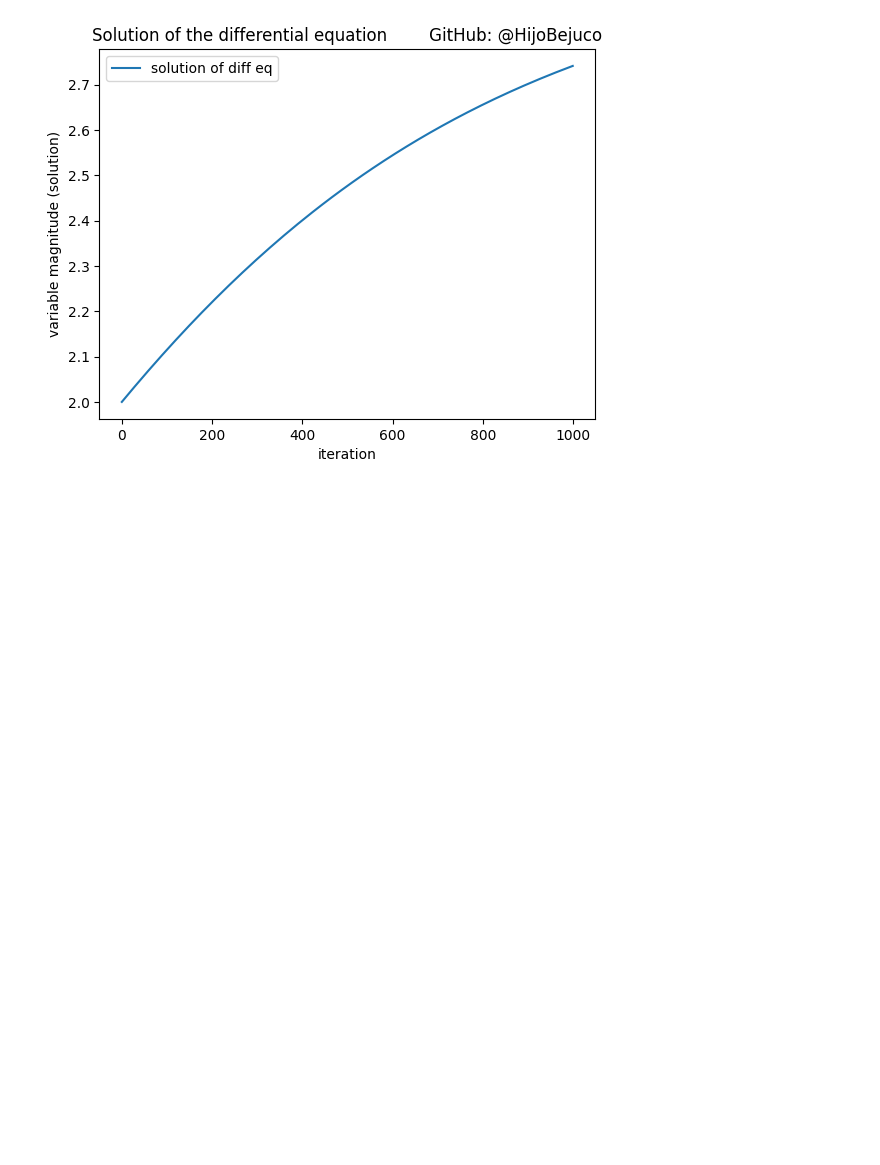
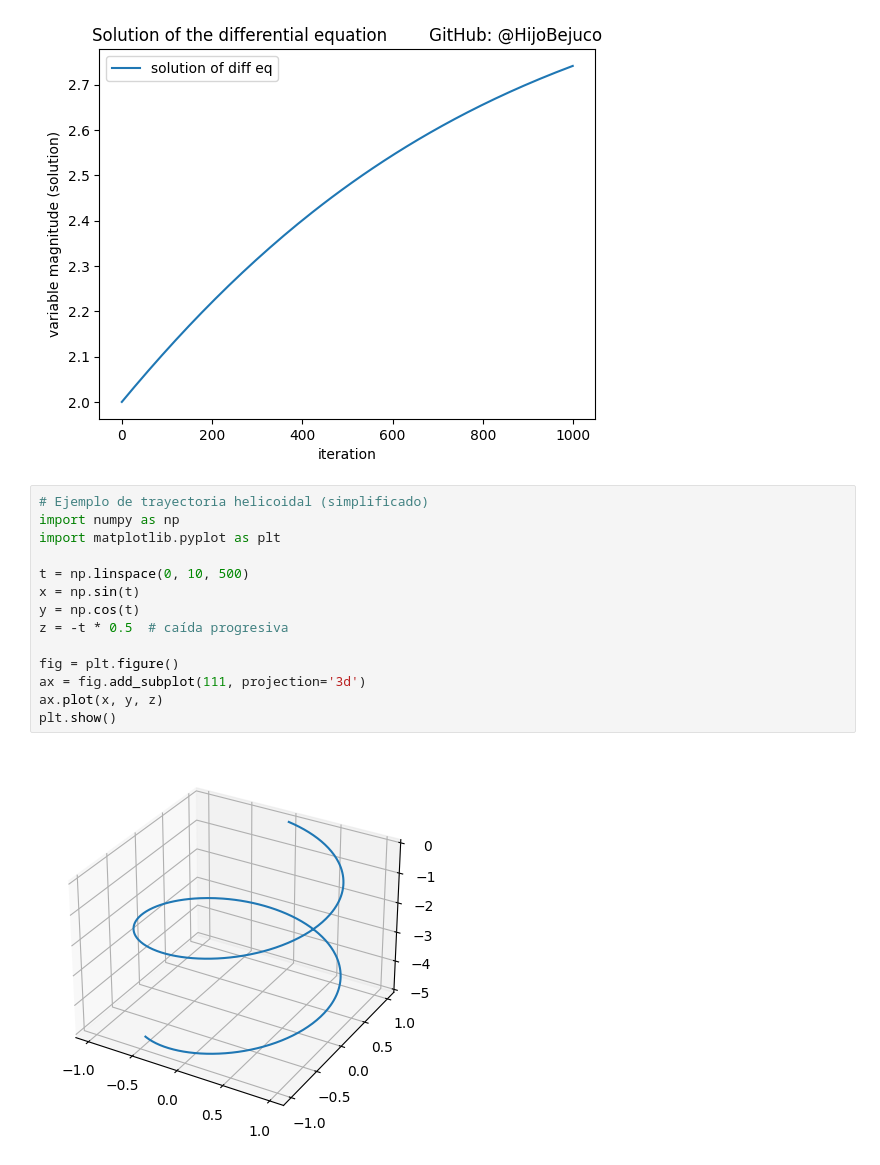
Before and after one commit to HijoBejuco/dynamical-systems-modeling, a Jupyter notebook: code_notebook.ipynb, the cells around one changed output. Saved outputs shown, nothing was run; the diff lists cells and outputs as text; blank space fills up the shorter version.

```diff
--- a/code_notebook.ipynb
+++ b/code_notebook.ipynb
@@ -114,3 +114,19 @@ ax.legend()
 plt.show()
 # %% [output]
 [figure]
+# %%
+# Ejemplo de trayectoria helicoidal (simplificado)
+import numpy as np
+import matplotlib.pyplot as plt
+
+t = np.linspace(0, 10, 500)
+x = np.sin(t)
+y = np.cos(t)
+z = -t * 0.5  # caída progresiva
+
+fig = plt.figure()
+ax = fig.add_subplot(111, projection='3d')
+ax.plot(x, y, z)
+plt.show()
+# %% [output]
+[figure, added]
```
Also changed, not shown: 1 other file.
